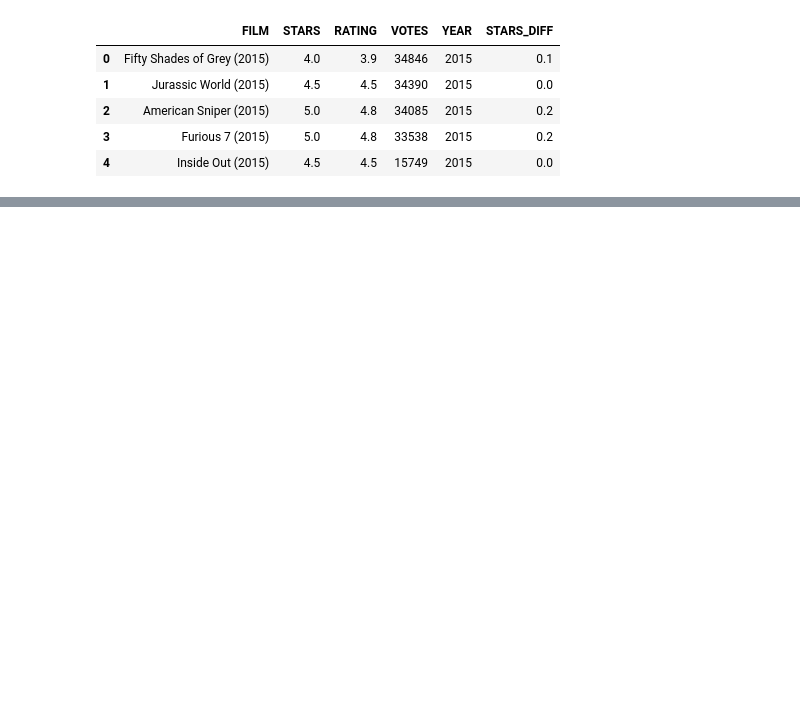
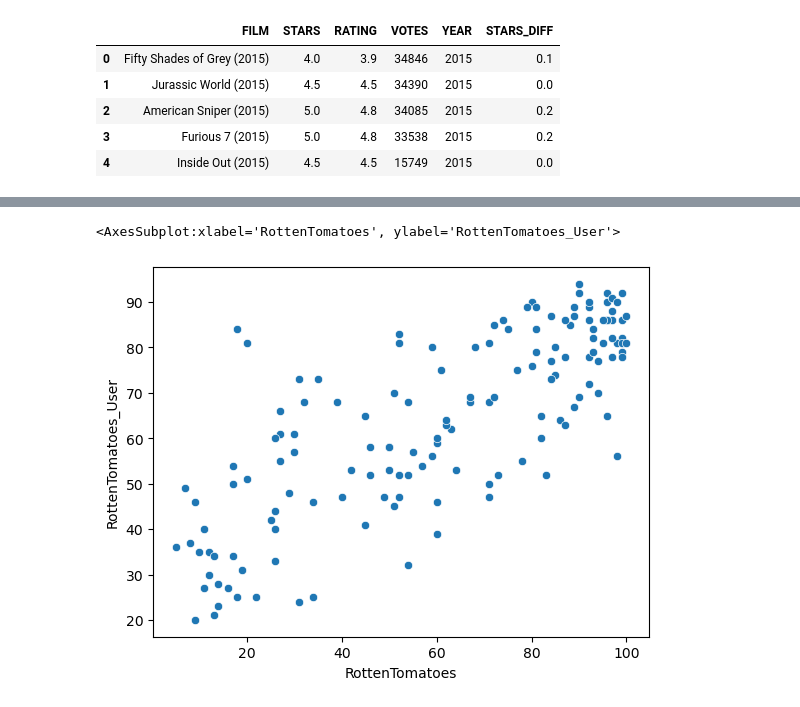
Before and after one commit to rohitcodism/ML-DS, a Jupyter notebook: Projects/Capstone-Project-1/capstone.ipynb, the cells around one changed output, grey strips where cells are left out. Drawn from its saved outputs; the diff is of its cells as text; code cells hidden in the pictures; blank space fills up the shorter version.

```diff
--- a/Projects/Capstone-Project-1/capstone.ipynb
+++ b/Projects/Capstone-Project-1/capstone.ipynb
@@ -162,0 +174,2 @@ sns.displot(data=fandango2, x='STARS_DIFF', palette='set2')
+# %%
+all_sites = pd.read_csv('all_sites_scores.csv')
@@ -162,0 +210,5 @@ sns.displot(data=fandango2, x='STARS_DIFF', palette='set2')
+# %%
+sns.scatterplot(data=all_sites, x='RottenTomatoes', y='RottenTomatoes_User')
+# %% [output]
+<AxesSubplot:xlabel='RottenTomatoes', ylabel='RottenTomatoes_User'>
+[figure, added]
```
Also changed, not shown: parts of 5 cells of this notebook.
